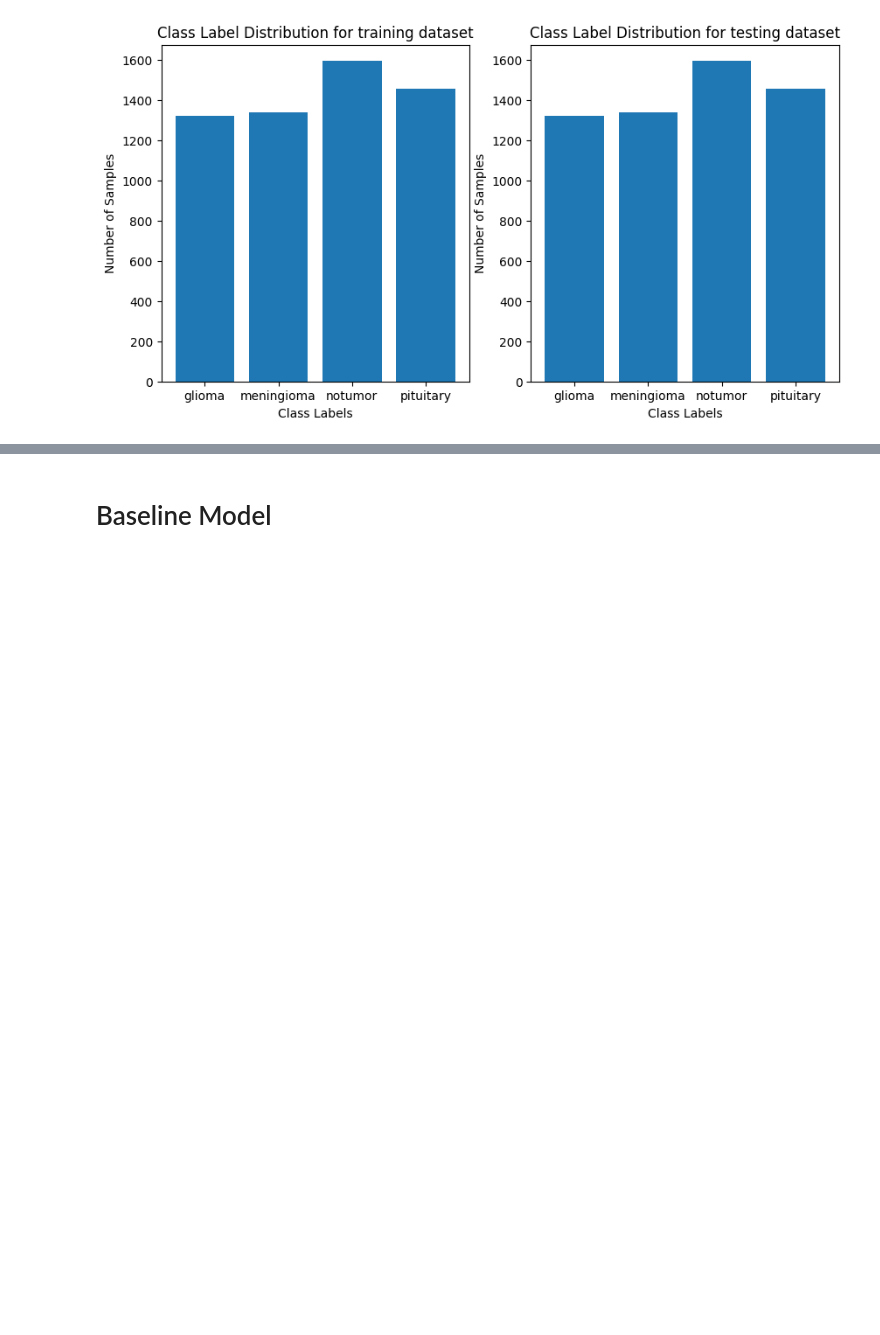
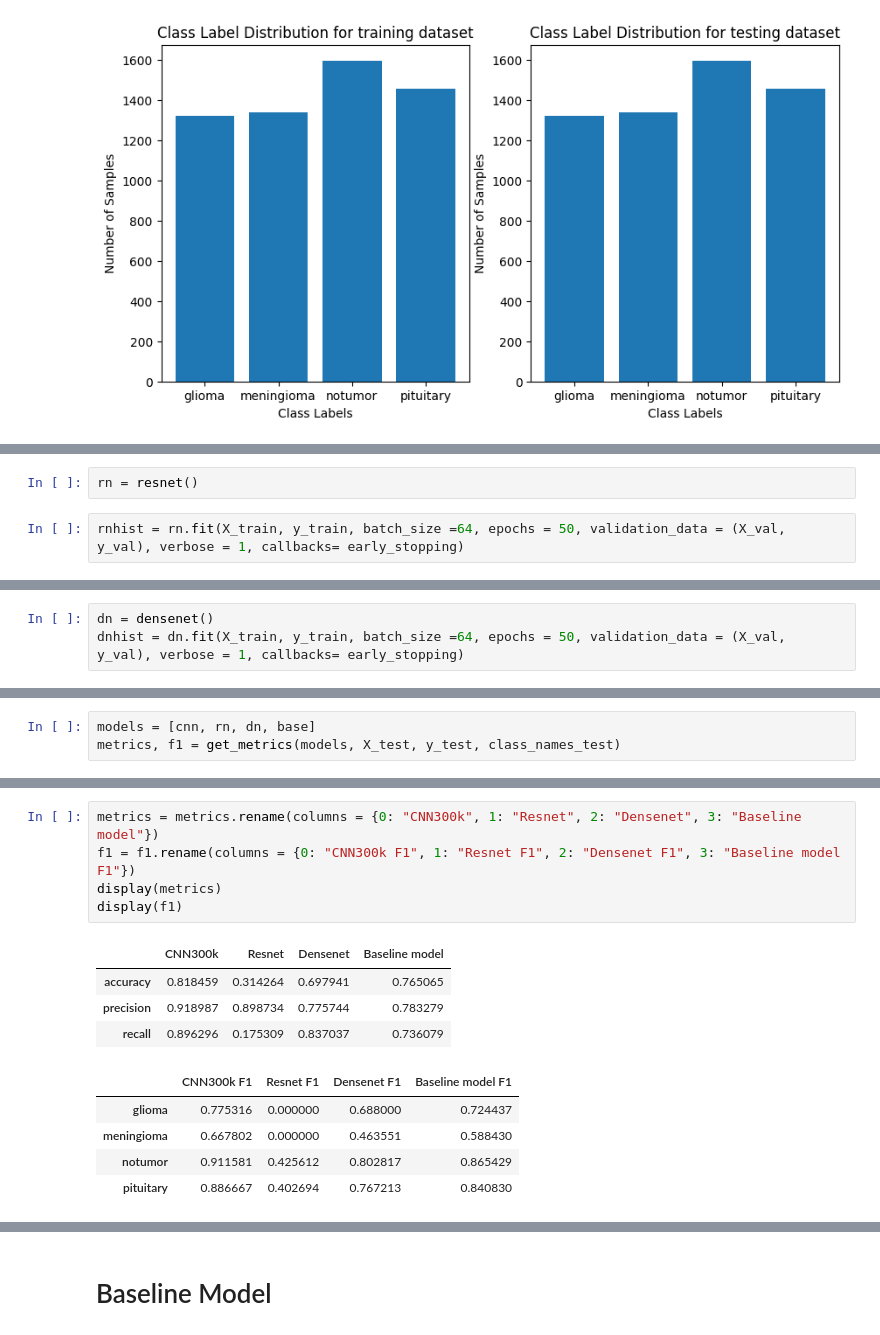
Before and after one commit to Tinus1424/braintumor, a Jupyter notebook: main_notebook.ipynb, the cells around one changed output, grey strips where cells are left out. Drawn from its saved outputs; the diff is of its cells as text; blank space fills up the shorter version.

```diff
--- a/main_notebook.ipynb
+++ b/main_notebook.ipynb
@@ -123,0 +104,4 @@ earl
+# %%
+rn = resnet()
+# %%
+rnhist = rn.fit(X_train, y_train, batch_size =64, epochs = 50, validation_data = (X_val, y_val), verbose = 1, callbacks= early_stopping)
@@ -123,0 +147,3 @@ earl
+# %%
+dn = densenet()
+dnhist = dn.fit(X_train, y_train, batch_size =64, epochs = 50, validation_data = (X_val, y_val), verbose = 1, callbacks= early_stopping)
@@ -123,0 +174,3 @@ earl
+# %%
+models = [cnn, rn, dn, base]
+metrics, f1 = get_metrics(models, X_test, y_test, class_names_test)
@@ -123,0 +182,15 @@ earl
+# %%
+metrics = metrics.rename(columns = {0: "CNN300k", 1: "Resnet", 2: "Densenet", 3: "Baseline model"})
+f1 = f1.rename(columns = {0: "CNN300k F1", 1: "Resnet F1", 2: "Densenet F1", 3: "Baseline model F1"})
+display(metrics)
+display(f1)
+# %% [output]
+|  | CNN300k | Resnet | Densenet | Baseline model |
+| accuracy | 0.818459 | 0.314264 | 0.697941 | 0.765065 |
+| precision | 0.918987 | 0.898734 | 0.775744 | 0.783279 |
+| recall | 0.896296 | 0.175309 | 0.837037 | 0.736079 |
+|  | CNN300k F1 | Resnet F1 | Densenet F1 | Baseline model F1 |
+| glioma | 0.775316 | 0.000000 | 0.688000 | 0.724437 |
+| meningioma | 0.667802 | 0.000000 | 0.463551 | 0.588430 |
+| notumor | 0.911581 | 0.425612 | 0.802817 | 0.865429 |
+| pituitary | 0.886667 | 0.402694 | 0.767213 | 0.840830 |
```
Also changed, not shown: parts of 16 cells of this notebook, 4 other files.
